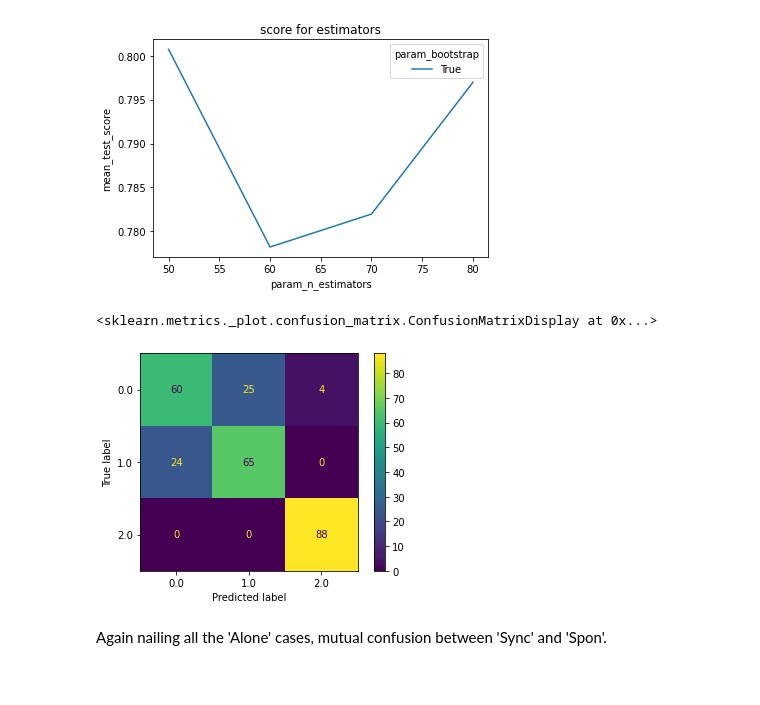
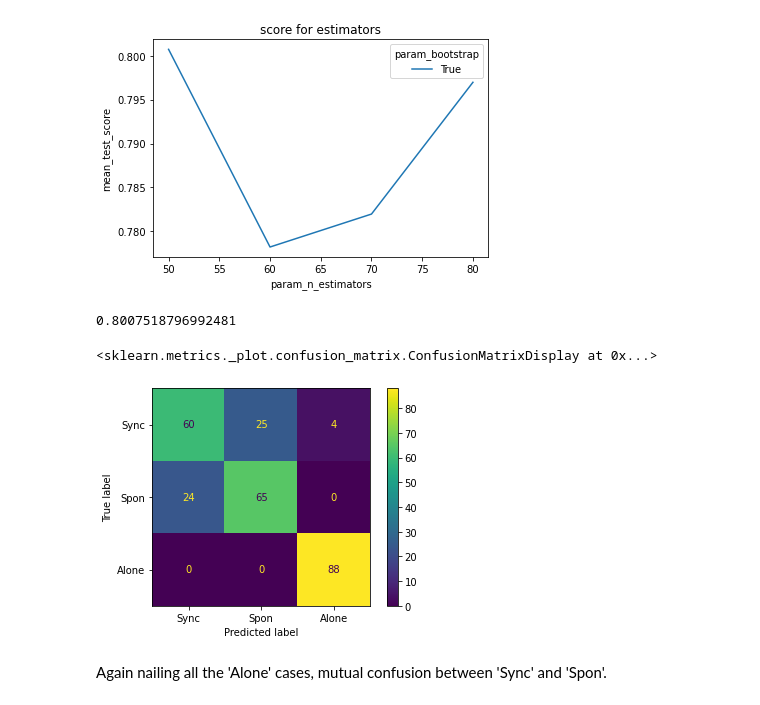
Before and after one commit to oridarshan/data-visualization-project, a Jupyter notebook: Hands Classification.ipynb, the cells around one changed output. Drawn from its saved outputs; the diff is of its cells as text; code cells hidden in the pictures.

```diff
--- a/Hands Classification.ipynb
+++ b/Hands Classification.ipynb
@@ -1401,6 +1401,8 @@ Text(0.5, 1.0, 'score for neighbors')
 f_knnc=grid.best_estimator_
 f_knnc.fit(f_X_train,y_train)
 # evaluation
+print(f_knnc.score(f_X_val,y_val))
 from sklearn.metrics import plot_confusion_matrix
-plot_confusion_matrix(f_knnc, f_X_val, y_val)
+labels=['Sync','Spon','Alone']
+plot_confusion_matrix(f_knnc, f_X_val, y_val,display_labels=labels)
 # %% [output]
@@ -1572,12 +1579,13 @@ Text(0.5, 1.0, 'score for estimators')
 # %%
 pv_bgc=grid.best_estimator_
 pv_bgc.fit(pv_X_train,y_train)
 # evaluation
-from sklearn.metrics import plot_confusion_matrix
-plot_confusion_matrix(pv_bgc, pv_X_val, y_val)
+print(pv_bgc.score(pv_X_val,y_val))
+plot_confusion_matrix(pv_bgc, pv_X_val, y_val,display_labels=labels)
 # %% [output]
-<sklearn.metrics._plot.confusion_matrix.ConfusionMatrixDisplay at 0x...>
+0.8007518796992481
+<sklearn.metrics._plot.confusion_matrix.ConfusionMatrixDisplay at 0x...>
-[figure, old version]
+[figure, new version]
 # %% [markdown]
 Again nailing all the 'Alone' cases, mutual confusion between 'Sync' and 'Spon'.
 # %%
```
Also changed, not shown: parts of 51 cells of this notebook.
